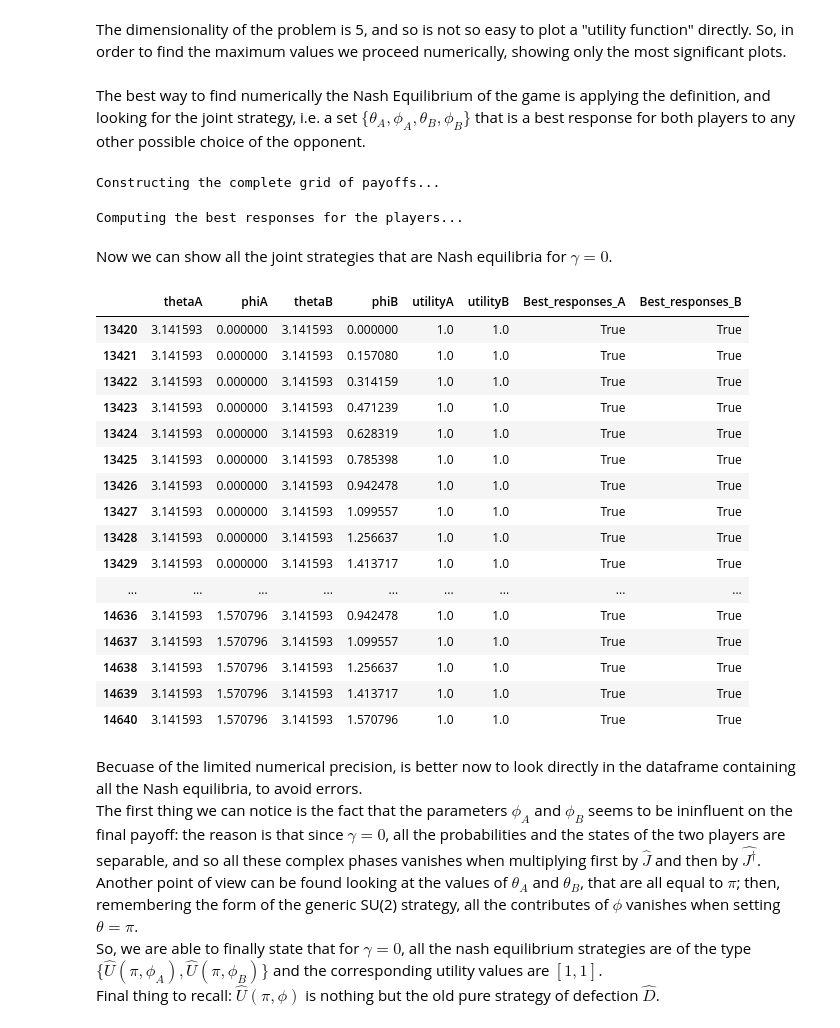
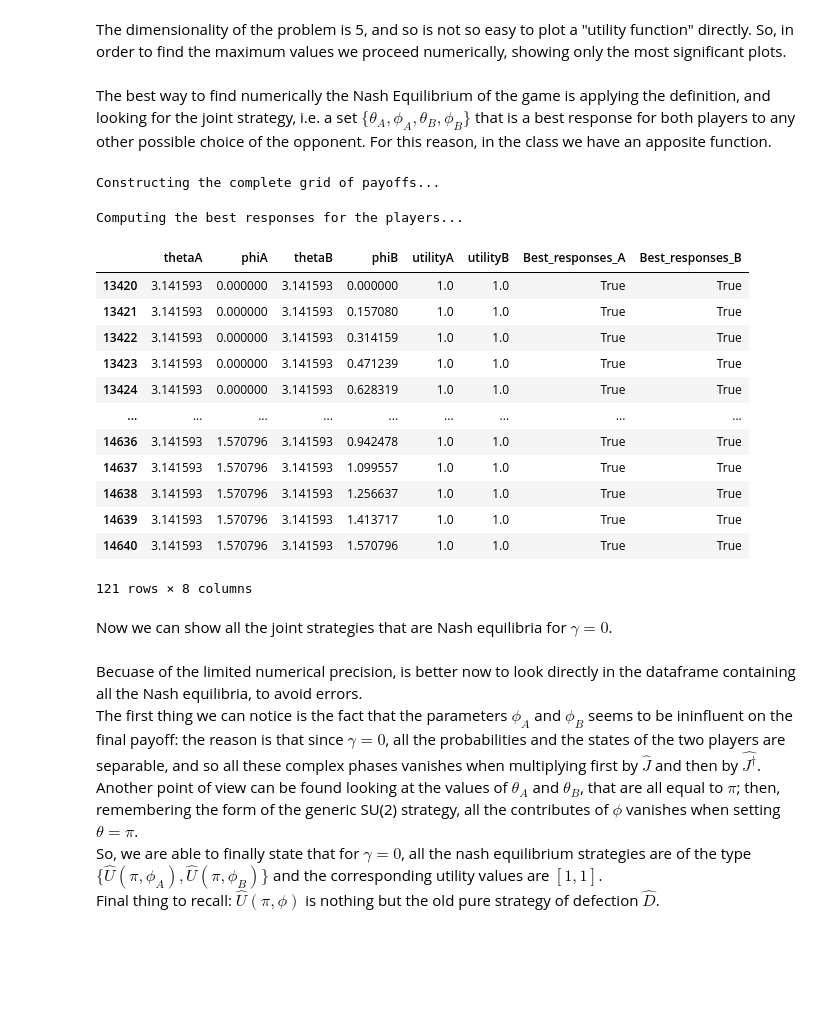
Before and after one commit to MattiaPujatti/A-Brief-Introduction-to-Quantum-Game-Theory, a Jupyter notebook: Quantum 2x2 Games.ipynb, the cells around one changed output. Cells and saved outputs as stored; diff of their text form; code cells hidden in the pictures; blank space fills up the shorter version.

```diff
--- a/Quantum 2x2 Games.ipynb
+++ b/Quantum 2x2 Games.ipynb
@@ -71,22 +56,6 @@ such that the final state of the system, after the application of the actions ch
 $$
 |\psi_f> = \hat{J}^\dagger\left(\hat{U}_A\otimes\hat{U}_B\right)\hat{J}|CC>
 $$
-# %%
-def compute_final_state( strategyA, strategyB, gamma ):
-
-    # Construct matrix J
-    J = linalg.expm(-1j*gamma*np.kron(D,D)/2)
-    # J^+ is just J's adjoint
-    J1 = J.conjugate().transpose()
-    # UA x UB is the kronecker product between the two quantum strategies
-    UAB = np.kron(strategyA, strategyB)
-
-    # Apply the operators one by one
-    psi_f = np.matmul(J,np.array([1,0,0,0]))
-    psi_f = np.matmul(UAB, psi_f)
-    psi_f = np.matmul(J1, psi_f)
-
-    return psi_f
 # %% [markdown]
 In the end, since the only way to find the best set of strategies to follow is to check the payoff, the formula to compute the expected utility for player i is:
 
@@ -181,4 +285,4 @@ def payoff_grid(thetaA, phiA, thetaB, phiB, payoff_matrix, gamma, verbose):
 # %% [markdown]
 The dimensionality of the problem is 5, and so is not so easy to plot a "utility function" directly. So, in order to find the maximum values we proceed numerically, showing only the most significant plots.
 # %% [markdown]
-The best way to find numerically the Nash Equilibrium of the game is applying the definition, and looking for the joint strategy, i.e. a set $\{\theta_A, \phi_A, \theta_B, \phi_B\}$ that is a best response for both players to any other possible choice of the opponent.
+The best way to find numerically the Nash Equilibrium of the game is applying the definition, and looking for the joint strategy, i.e. a set $\{\theta_A, \phi_A, \theta_B, \phi_B\}$ that is a best response for both players to any other possible choice of the opponent. For this reason, in the class we have an apposite function.
@@ -239,34 +289,26 @@ def Is_Pareto_Optimal(grid, joint_strategy_idx):
-# %%
-brs_pd = Nash_Equilibrium(thetaA, phiA, thetaB, phiB, payoff_matrix_pd, 0)
-
-# The joint strategies that are NE are simoultanoeus best responses
-ne_qpd = brs_pd[brs_pd["Best_responses_A"] & brs_pd["Best_responses_B"]]
-# %% [output]
-Constructing the complete grid of payoffs...
-Computing the best responses for the players...
+# %%
+NE_qpd = PrisonersDilemma_g0.compute_Nash_Equilibrium()
+# %% [output]
+Constructing the complete grid of payoffs...
+Computing the best responses for the players...
+# %%
+display(NE_qpd)
+# %% [output]
+|  | thetaA | phiA | thetaB | phiB | utilityA | utilityB | Best_responses_A | Best_responses_B |
+| 13420 | 3.141593 | 0.000000 | 3.141593 | 0.000000 | 1.0 | 1.0 | True | True |
+| 13421 | 3.141593 | 0.000000 | 3.141593 | 0.157080 | 1.0 | 1.0 | True | True |
+| 13422 | 3.141593 | 0.000000 | 3.141593 | 0.314159 | 1.0 | 1.0 | True | True |
+| 13423 | 3.141593 | 0.000000 | 3.141593 | 0.471239 | 1.0 | 1.0 | True | True |
+| 13424 | 3.141593 | 0.000000 | 3.141593 | 0.628319 | 1.0 | 1.0 | True | True |
+| ... | ... | ... | ... | ... | ... | ... | ... | ... |
+| 14636 | 3.141593 | 1.570796 | 3.141593 | 0.942478 | 1.0 | 1.0 | True | True |
+| 14637 | 3.141593 | 1.570796 | 3.141593 | 1.099557 | 1.0 | 1.0 | True | True |
+| 14638 | 3.141593 | 1.570796 | 3.141593 | 1.256637 | 1.0 | 1.0 | True | True |
+| 14639 | 3.141593 | 1.570796 | 3.141593 | 1.413717 | 1.0 | 1.0 | True | True |
+| 14640 | 3.141593 | 1.570796 | 3.141593 | 1.570796 | 1.0 | 1.0 | True | True |
+121 rows × 8 columns
 # %% [markdown]
 Now we can show all the joint strategies that are Nash equilibria for $\gamma=0$.
-# %%
-pd.set_option('display.max_rows', None)
-display(ne_qpd)
-# %% [output]
-|  | thetaA | phiA | thetaB | phiB | utilityA | utilityB | Best_responses_A | Best_responses_B |
-| 13420 | 3.141593 | 0.000000 | 3.141593 | 0.000000 | 1.0 | 1.0 | True | True |
-| 13421 | 3.141593 | 0.000000 | 3.141593 | 0.157080 | 1.0 | 1.0 | True | True |
-| 13422 | 3.141593 | 0.000000 | 3.141593 | 0.314159 | 1.0 | 1.0 | True | True |
-| 13423 | 3.141593 | 0.000000 | 3.141593 | 0.471239 | 1.0 | 1.0 | True | True |
-| 13424 | 3.141593 | 0.000000 | 3.141593 | 0.628319 | 1.0 | 1.0 | True | True |
-| 13425 | 3.141593 | 0.000000 | 3.141593 | 0.785398 | 1.0 | 1.0 | True | True |
-| 13426 | 3.141593 | 0.000000 | 3.141593 | 0.942478 | 1.0 | 1.0 | True | True |
-| 13427 | 3.141593 | 0.000000 | 3.141593 | 1.099557 | 1.0 | 1.0 | True | True |
-| 13428 | 3.141593 | 0.000000 | 3.141593 | 1.256637 | 1.0 | 1.0 | True | True |
-| 13429 | 3.141593 | 0.000000 | 3.141593 | 1.413717 | 1.0 | 1.0 | True | True |
-| ... | ... | ... | ... | ... | ... | ... | ... | ... |
-| 14636 | 3.141593 | 1.570796 | 3.141593 | 0.942478 | 1.0 | 1.0 | True | True |
-| 14637 | 3.141593 | 1.570796 | 3.141593 | 1.099557 | 1.0 | 1.0 | True | True |
-| 14638 | 3.141593 | 1.570796 | 3.141593 | 1.256637 | 1.0 | 1.0 | True | True |
-| 14639 | 3.141593 | 1.570796 | 3.141593 | 1.413717 | 1.0 | 1.0 | True | True |
-| 14640 | 3.141593 | 1.570796 | 3.141593 | 1.570796 | 1.0 | 1.0 | True | True |
 # %% [markdown]
 Becuase of the limited numerical precision, is better now to look directly in the dataframe containing all the Nash equilibria, to avoid errors. <br>
 The first thing we can notice is the fact that the parameters $\phi_A$ and $\phi_B$ seems to be ininfluent on the final payoff: the reason is that since $\gamma=0$, all the probabilities and the states of the two players are separable, and so all these complex phases vanishes when multiplying first by $\hat{J}$ and then by $\hat{J^\dagger}$. Another point of view can be found looking at the values of $\theta_A$ and $\theta_B$, that are all equal to $\pi$; then, remembering the form of the generic SU(2) strategy, all the contributes of $\phi$ vanishes when setting $\theta=\pi$. <br>
```
Also changed, not shown: parts of 59 cells of this notebook, 15 other files.
